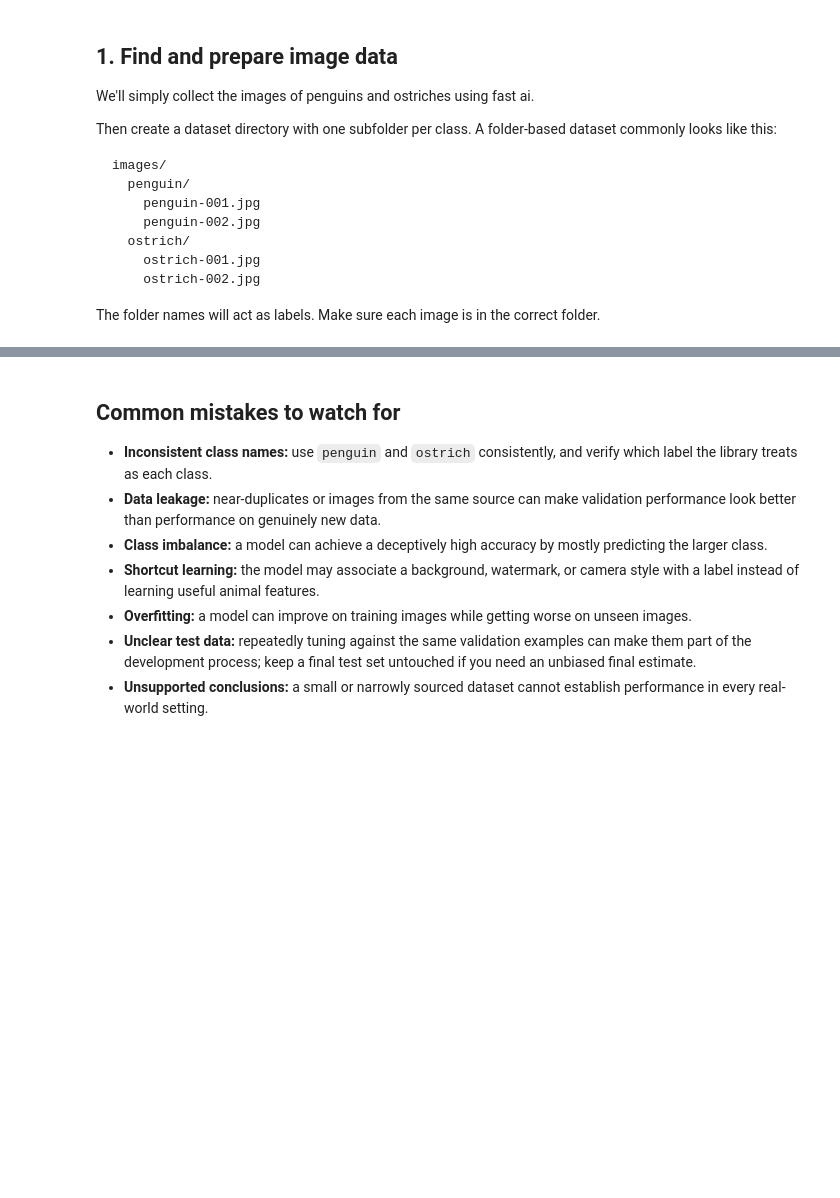
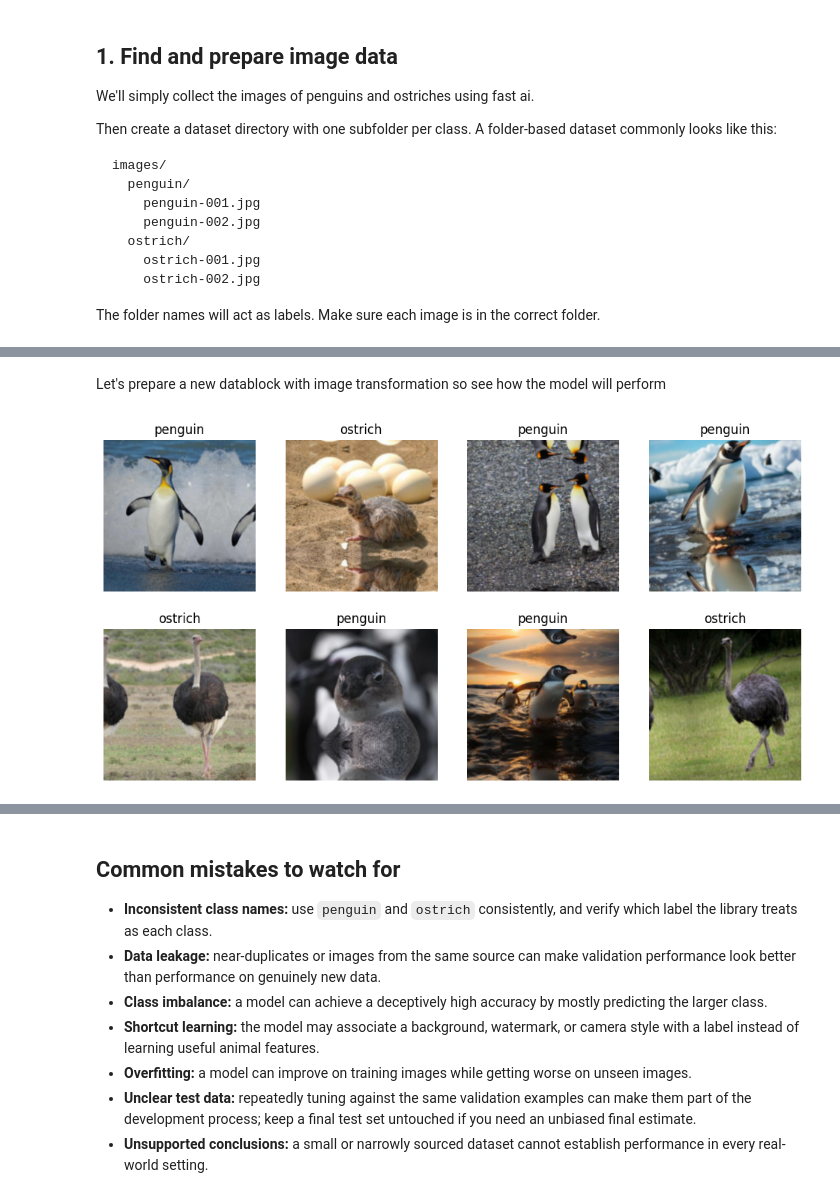
Before and after one commit to EbubeAkukwe/ai-engineer-dictionary, a Jupyter notebook: notebooks/B/binary-classification.ipynb, the cells around one changed output, grey strips where cells are left out. Saved outputs shown, nothing was run; the diff lists cells and outputs as text; code cells hidden in the pictures; blank space fills up the shorter version.

```diff
--- a/notebooks/B/binary-classification.ipynb
+++ b/notebooks/B/binary-classification.ipynb
@@ -76,0 +165,23 @@ After the first run, note the training and validation losses. A lower training l
+# %% [markdown]
+Let's prepare a new datablock with image transformation so see how the model will perform
+# %%
+dls_new = DataBlock(
+    blocks=(ImageBlock, CategoryBlock),
+    get_items=get_image_files,
+    splitter=RandomSplitter(valid_pct=0.2, seed=42),
+    get_y=parent_label,
+    item_tfms=Resize(224, method=ResizeMethod.Pad),
+    batch_tfms=aug_transforms(
+        do_flip=True,
+        max_rotate=10,
+        max_zoom=1.1,
+        max_lighting=0.2,
+        max_warp=0.0
+    )
+)
+
+dls_new = dls_new.dataloaders(path, bs=16)
+
+dls_new.show_batch(max_n=8)
+# %% [output]
+[figure, added]
```
Also changed, not shown: parts of 34 cells of this notebook, 18 other files.
